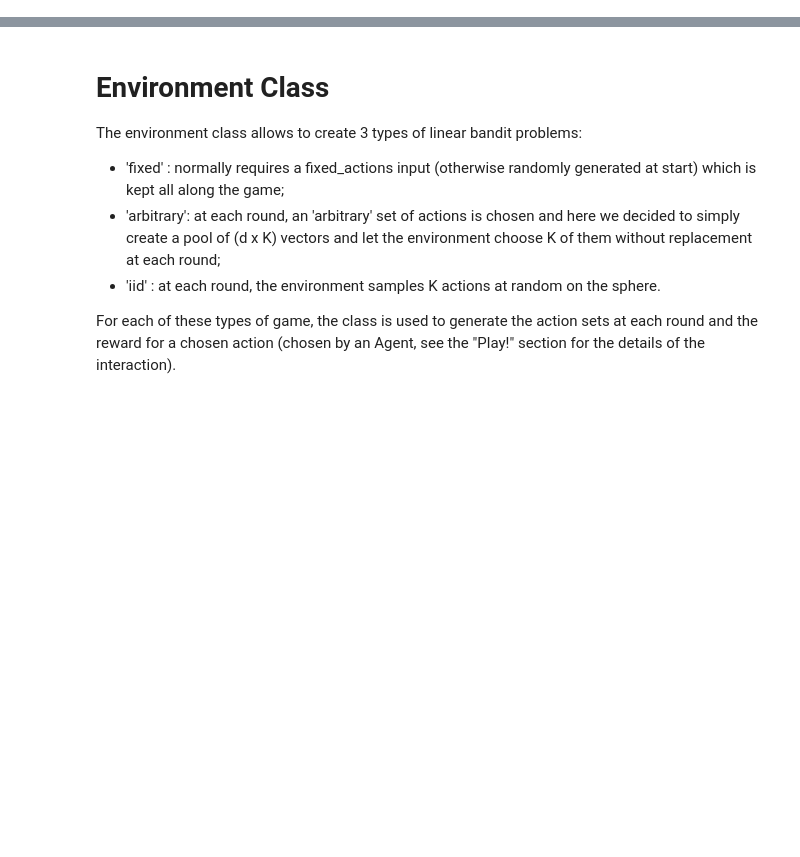
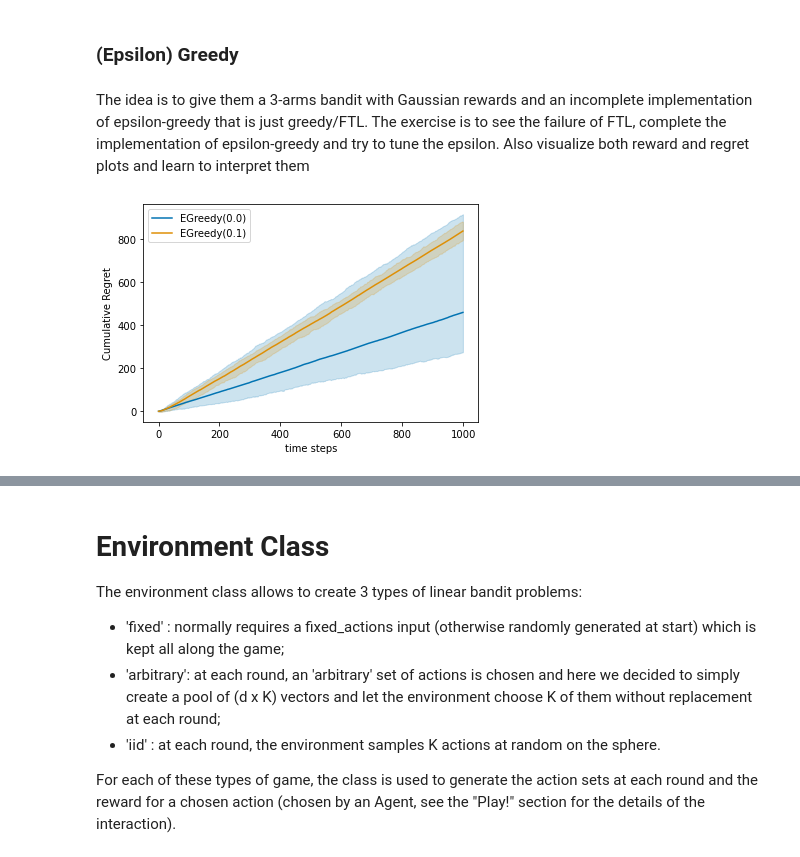
Before and after one commit to rlsummerschool/practical-sessions, a Jupyter notebook: notebooks/bandits_practice.ipynb, the cells around one changed output, grey strips where cells are left out. Cells and saved outputs as stored; diff of their text form; code cells hidden in the pictures; blank space fills up the shorter version.

Commit message:
draft of MAB part of the bandit practical

```diff
--- a/notebooks/bandits_practice.ipynb
+++ b/notebooks/bandits_practice.ipynb
@@ -58,0 +61,20 @@ def experiment(environment, agents, Nmc, T):
+# %%
+K = 3  # number of arms
+
+means = np.array([0.1, 0.3, 0.9])
+
+T = 1000  # Horizon
+N = 50  # Monte Carlo simulations
+
+delta = 0.05 # could be set directly in the algorithms
+
+# save subsampled points for Figures
+Nsub = 100
+tsav = range(2, T, Nsub)
+
+#choice of percentile display
+q = 10
+# %% [markdown]
+### (Epsilon) Greedy
+# %% [markdown]
+The idea is to give them a 3-arms bandit with Gaussian rewards and an incomplete implementation of epsilon-greedy that is just greedy/FTL. The exercise is to see the failure of FTL, complete the implementation of epsilon-greedy and try to tune the epsilon. Also visualize both reward and regret plots and learn to interpret them
@@ -58,0 +120,9 @@ def experiment(environment, agents, Nmc, T):
+# %%
+env = MAB_env(means)
+greedy = EpsilonGreedy(K,  eps=0.)
+epsilon_greedy = EpsilonGreedy(K,  eps=0.1)
+# %%
+greedy_experiment = experiment(env, [greedy, epsilon_greedy], N=N, T=T, mode="reward")
+plot_result(greedy_experiment, q=10);
+# %% [output]
+[figure, added]
```
Also changed, not shown: parts of 16 cells of this notebook, 2 other files.
